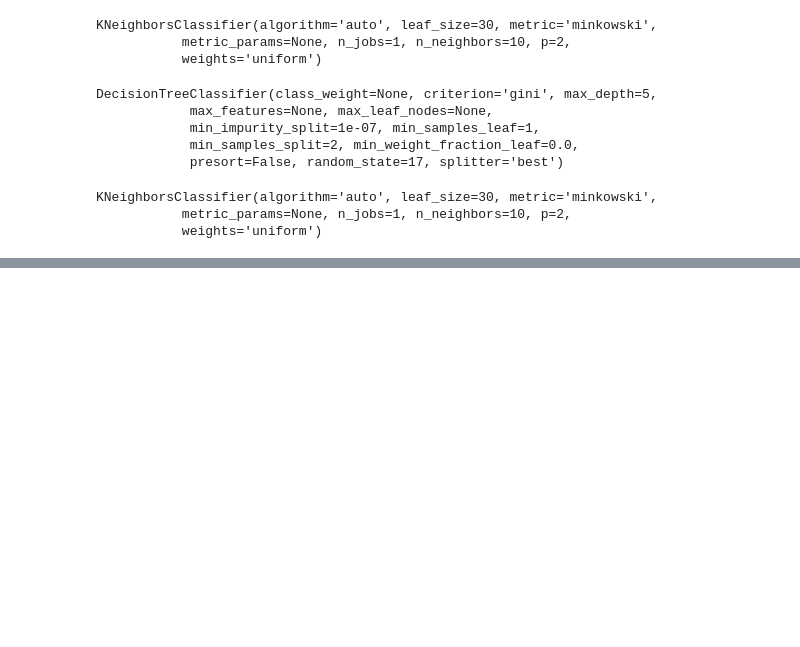
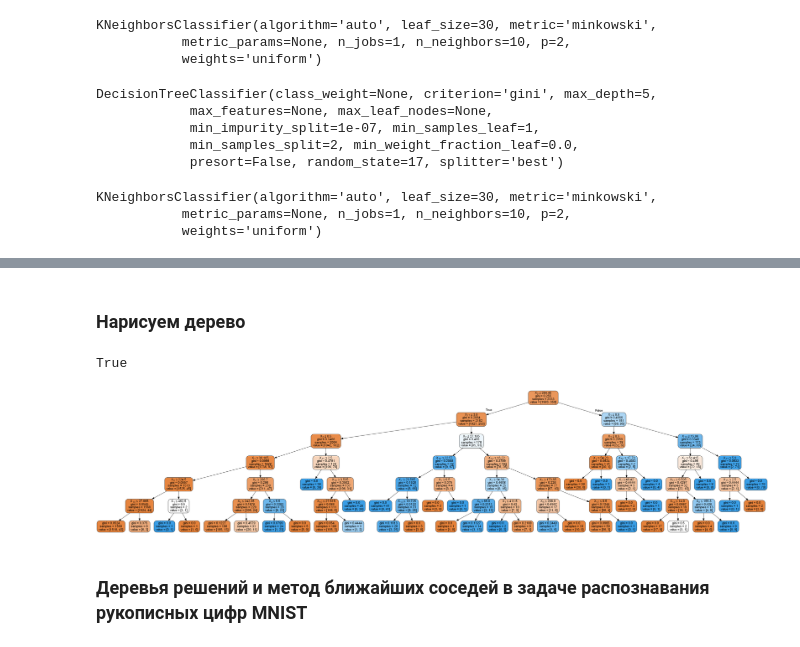
Before and after one commit to OlenaNN/Jupiter_Notebook_Lessons, a Jupyter notebook: Tree_and_kNN.ipynb, the cells around one changed output, grey strips where cells are left out. Cells and saved outputs as stored; diff of their text form; code cells hidden in the pictures; blank space fills up the shorter version.

```diff
--- a/Tree_and_kNN.ipynb
+++ b/Tree_and_kNN.ipynb
@@ -344,7 +344,7 @@ from sklearn.neighbors import KNeighborsClassifier
 
 X_train, X_holdout, y_train, y_holdout = train_test_split(df.values, y, test_size=0.3,random_state=17)
 
-tree = DecisionTreeClassifier(max_depth=5, random_state=17)
+tree_clf = DecisionTreeClassifier(max_depth=5, random_state=17)
 knn = KNeighborsClassifier(n_neighbors=10)
 
 #tree.fit(X_train, y_train)
@@ -368,7 +368,7 @@ KNeighborsClassifier(algorithm='auto', leaf_size=30, metric='minkowski',
 # %%
 #y_train
 # %%
-tree.fit(X_train, y_train)
+tree_clf.fit(X_train, y_train)
 # %% [output]
 DecisionTreeClassifier(class_weight=None, criterion='gini', max_depth=5,
             max_features=None, max_leaf_nodes=None,
@@ -383,0 +402,11 @@ KNeighborsClassifier(algorithm='auto', leaf_size=30, metric='minkowski',
+# %%
+from sklearn.model_selection import GridSearchCV, cross_val_score
+
+tree_params = {'max_depth': range(1,11),
+'max_features': range(4,19)}
+
+tree_grid = GridSearchCV(tree_clf, tree_params,
+cv=5, n_jobs=-1,
+verbose=True)
+
+tree_grid.fit(X_train, y_train)
@@ -383,0 +501,20 @@ KNeighborsClassifier(algorithm='auto', leaf_size=30, metric='minkowski',
+# %% [markdown]
+### Нарисуем дерево
+# %%
+from sklearn import tree
+grid_data = tree.export_graphviz(tree_grid.best_estimator_, feature_names=df.columns, out_file=None)
+graph = pydotplus.graph_from_dot_data(grid_data)
+graph.write_pdf("grid_tree.pdf")
+# %% [output]
+True
+# %%
+from IPython.display import Image
+dot_data = tree.export_graphviz(tree_grid.best_estimator_, out_file=None,
+                         filled=True, rounded=True,
+                         special_characters=True)
+graph = pydotplus.graph_from_dot_data(dot_data)
+Image(graph.create_png())
+# %% [output]
+[figure, added]
+# %% [markdown]
+### Деревья решений и метод ближайших соседей в задаче распознавания рукописных цифр MNIST
```
Also changed, not shown: parts of 54 cells of this notebook, 1 other file.
